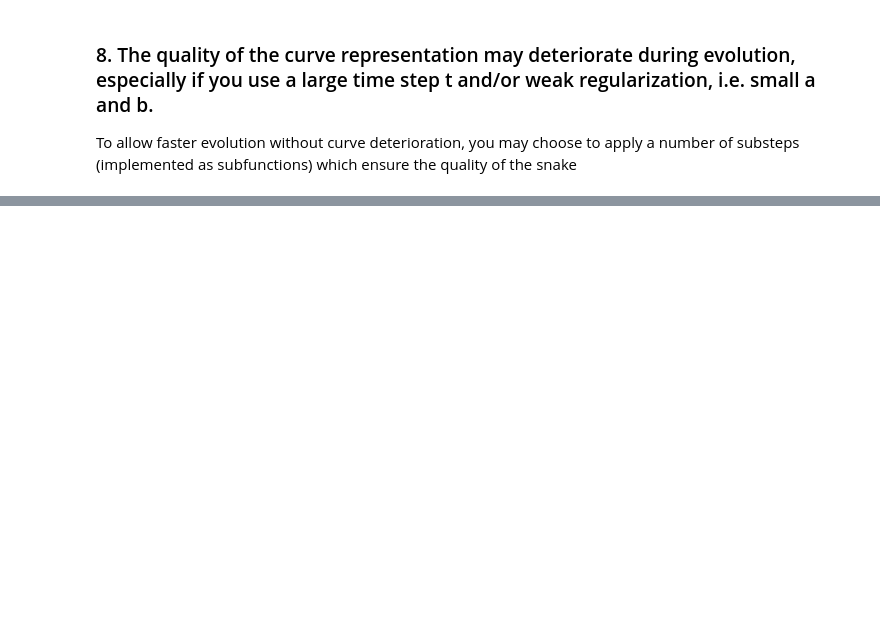
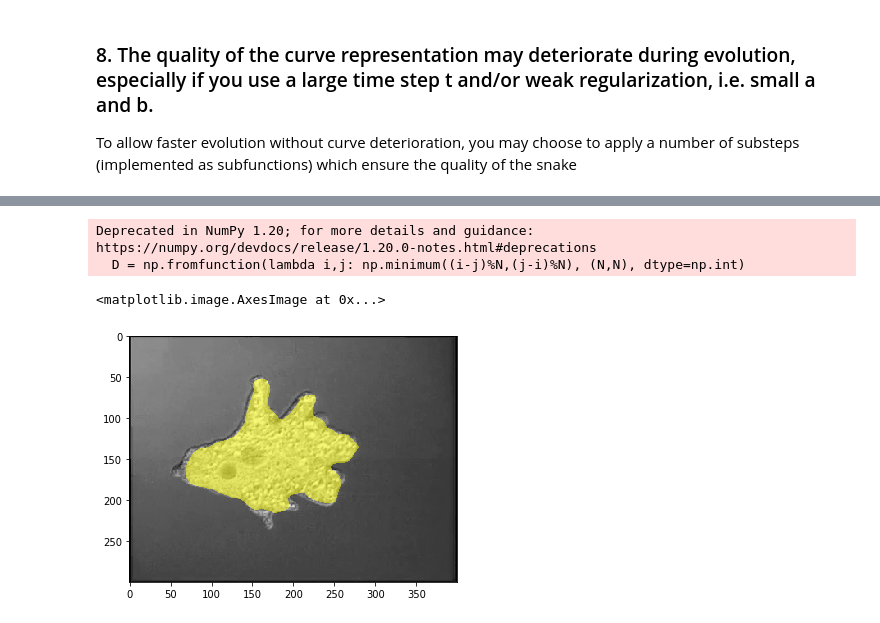
Before and after one commit to AntonRydahl/02506, a Jupyter notebook: 06/week_06.ipynb, the cells around one changed output, grey strips where cells are left out. Saved outputs shown, nothing was run; the diff lists cells and outputs as text; code cells hidden in the pictures; blank space fills up the shorter version.

```diff
--- a/06/week_06.ipynb
+++ b/06/week_06.ipynb
@@ -249,0 +293,27 @@ ax3.imshow(seg2)
+# %%
+import cv2
+import numpy as np
+from shapely.geometry import Polygon
+
+alpha = 0.2
+beta = 0.03
+num_points = 120
+Bint = regularization_matrix_version2(num_points,alpha,beta);
+frame = gray_frames[0]
+snake = get_snake(frame,num_points=num_points)
+snake2 = step_stable(frame,snake,Bint,tau=20,iter=40)
+
+alpha = 0.5 # that's your transparency factor
+polygon = Polygon(snake2[:,[1,0]])
+int_coords = lambda x: np.array(x).round().astype(np.int32)
+exterior = [int_coords(polygon.exterior.coords)]
+
+image = frames[0].copy()
+overlay = image.copy()
+cv2.fillPoly(overlay, exterior, color=(255, 255, 0))
+cv2.addWeighted(overlay, alpha, image, 1 - alpha, 0, image)
+# %% [output]
+Deprecated in NumPy 1.20; for more details and guidance: https://numpy.org/devdocs/release/1.20.0-notes.html#deprecations
+  D = np.fromfunction(lambda i,j: np.minimum((i-j)%N,(j-i)%N), (N,N), dtype=np.int)
+<matplotlib.image.AxesImage at 0x...>
+[figure, added]
```
Also changed, not shown: parts of 8 cells of this notebook, 19 other files.
